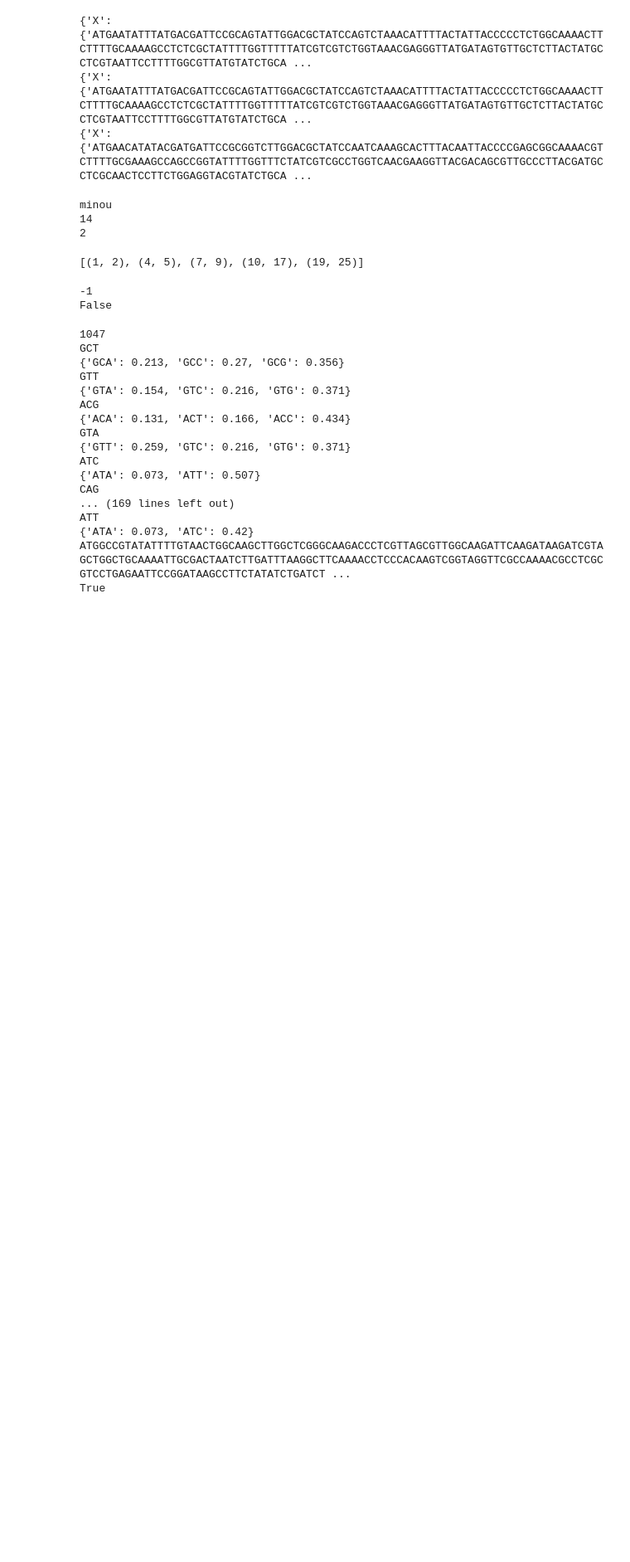
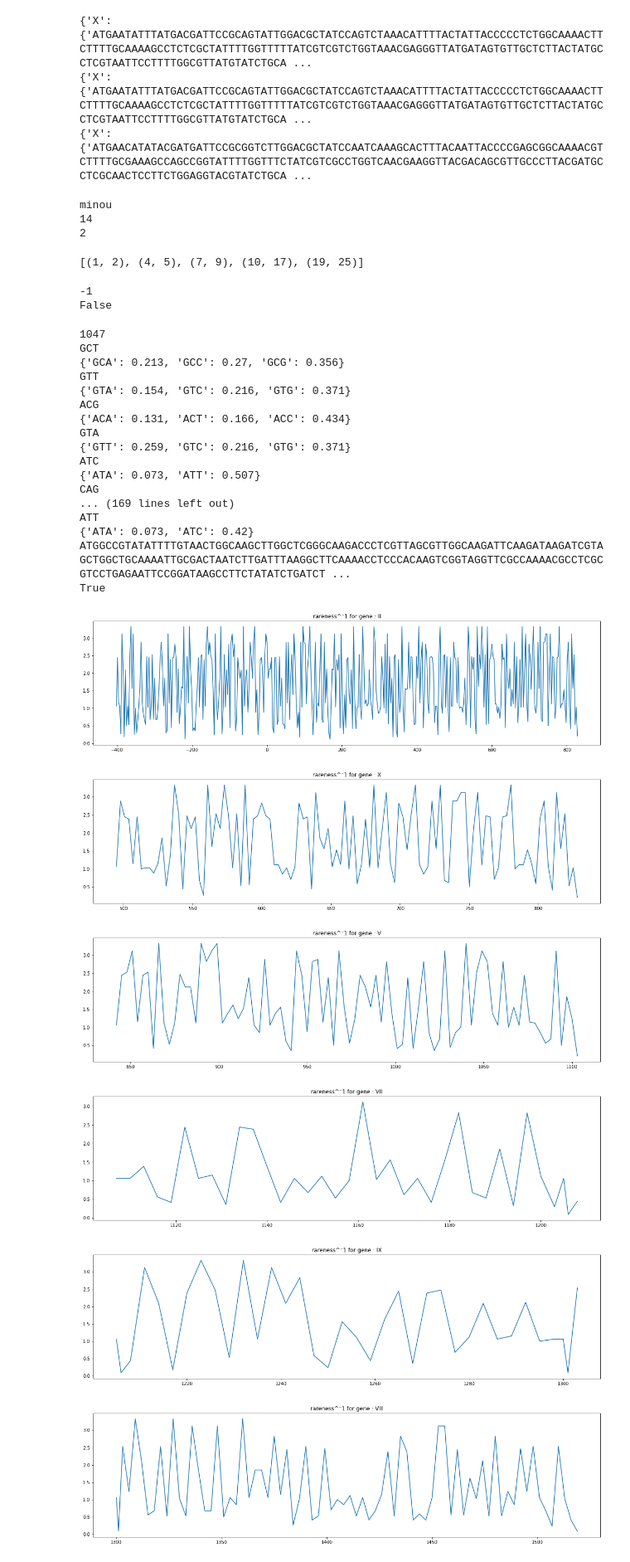
Before and after one commit to faurej/m13, a Jupyter notebook: recnref_m13/stats_m13.ipynb, the cells around one changed output. Shown at 83% size. Saved outputs shown, nothing was run; the diff lists cells and outputs as text; code cells hidden in the pictures; blank space fills up the shorter version.

Commit message:
first rareness codon exploration and GC content plotting of m13 genome

```diff
--- a/recnref_m13/stats_m13.ipynb
+++ b/recnref_m13/stats_m13.ipynb
@@ -40,15 +41,15 @@ print(format(decimal.Decimal(1.5*10**53),'.6e'))
 path_to_all_cdss_m13 = "../ref_files_m13/genes_m13_rutgers.txt"
 path_to_whole_genome_m13 = "../ref_files_m13/complete_sequence_m13_rutgers.fasta"
 # %%
-#Create a codon table for m13:
-all_cds_m13 = {str(record.description).split("gene=")[1].split("]",1)[0]:str(record.seq)
-                      for record in SeqIO.parse(path_to_all_cdss_m13, "fasta")}
+# #Create a codon table for m13:
+# all_cds_m13 = {str(record.description).split("gene=")[1].split("]",1)[0]:str(record.seq)
+#                       for record in SeqIO.parse(path_to_all_cdss_m13, "fasta")}
 
-codon_table_m13 = create_codon_table(list(all_cds_m13.values()), 11)
+# codon_table_m13 = create_codon_table(list(all_cds_m13.values()), 11)
 
 #Create a codon table for e.coli:
 all_name_cds_ecoli = {str(record.description).split("gene=")[1].split("]",1)[0]:str(record.seq)
-                      for record in SeqIO.parse("../../../Documents/ecoli_ref_files/sequence_ecoli_mg1655_cds.fa", "fasta")}
+                      for record in SeqIO.parse("../ref_files_m13/GCF_000005845.2_ASM584v2_cds_from_genomic.fna", "fasta")}
 codon_table_ecoli = create_codon_table(list(all_name_cds_ecoli.values()), 11)
 
 # Make a reversed dict codon usage of whole genome
@@ -1861,0 +1886,53 @@ True
+# %%
+#after some discussions with sebastien, we came to the conclusion we must check some littles things  before going foward with the initial plan of recoding.
+#1) make a graph of rare codons usage through the m13 genome (gene per gene): first, using the overall m13 genome as reference:
+nb_of_aa = sum(infos_aa["count"] for infos_aa in codon_table_m13_kevun.values())   #total number of codons encoding aa in m13 genome
+nb_of_codon = len(codon_table_m13)
+excepted_occ_of_aa = nb_of_aa/nb_of_codon   #e_value
+
+for codon, info in codon_table_m13_kevun.items():
+    info["rareness_minus_one"] =  info["count"]/excepted_occ_of_aa
+
+pos_rarescore = {}
+for coor,cds in locations_in_kevin_m13.items():
+    for idx in range(int(len(cds)/3)):
+        codon = cds[idx*3:idx*3+3]
+        pos_rarescore[coor[0]+idx*3] = codon_table_m13_kevun[codon]["rareness_minus_one"]
+
+score_allpos_allgene = {}
+for coor, genename in coor_genename.items():
+    if genename not in score_allpos_allgene:
+        score_allpos_allgene[genename] = {}
+    for pos, rarescore in pos_rarescore.items():
+        if pos >= coor[0] and pos <= coor[1]:
+            if genename == "II" and pos > 7000:
+                score_allpos_allgene[genename][pos-7927] = rarescore
+            else:
+                score_allpos_allgene[genename][pos] = rarescore
+
+
+
+for genename, pos_score in score_allpos_allgene.items():
+    if genename != "II":
+        plt.rcParams["figure.figsize"] = (20,5)
+        lists = sorted(pos_score.items()) # sorted by key, return a list of tuples
+        x, y = zip(*lists) # unpack a list of pairs into two tuples
+        plt.title("rareness^⁻1 for gene : "+str(genename))
+        plt.plot(x, y)
+        plt.show()
+    else:
+        plt.rcParams["figure.figsize"] = (20,5)
+        lists = sorted(pos_score.items()) # sorted by key, return a list of tuples
+        x, y = zip(*lists) # unpack a list of pairs into two tuples
+        plt.title("rareness^⁻1 for gene : "+str(genename))
+        plt.plot(x, y)
+        plt.show()
+
+print(score_allpos_allgene["II"])
+# %% [output]
+[figure, added]
+[figure, added]
+[figure, added]
+[figure, added]
+[figure, added]
+[figure, added]
```
Also changed, not shown: parts of 8 cells of this notebook.
